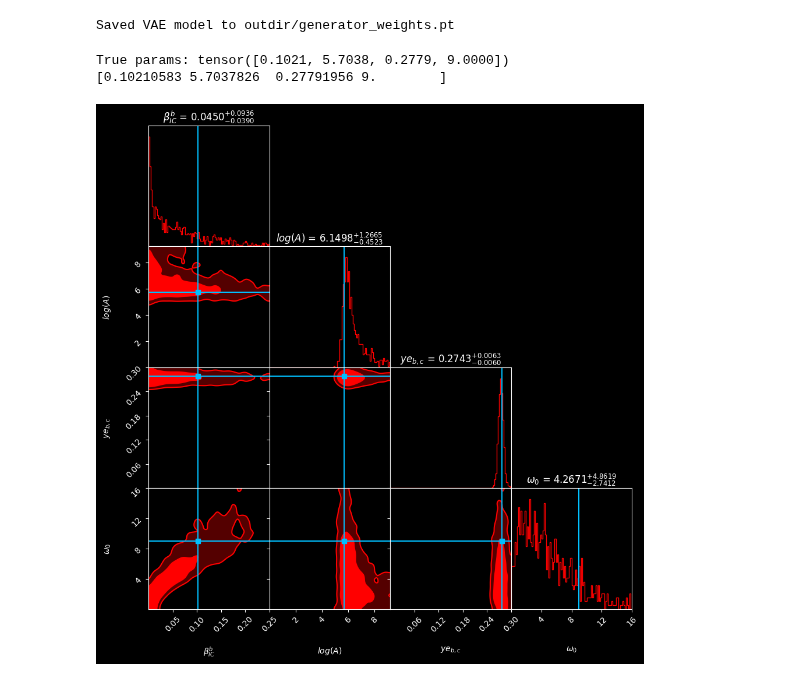
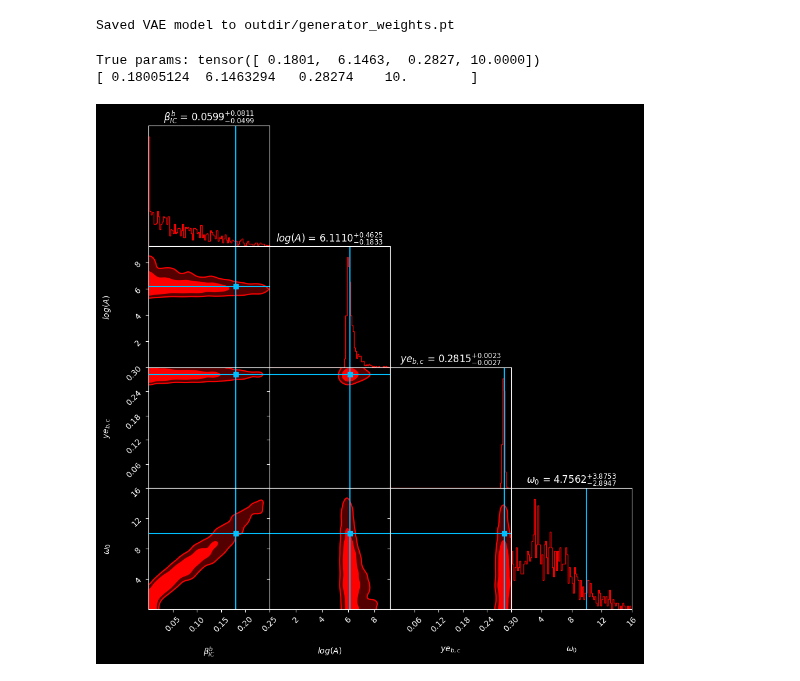
Before and after one commit to starccato/starccato-flow, a Jupyter notebook: train.ipynb, the cells around one changed output. Saved outputs shown, nothing was run; the diff lists cells and outputs as text; code cells hidden in the pictures.

```diff
--- a/train.ipynb
+++ b/train.ipynb
@@ -117,8 +122,8 @@ trainer.save_models()
 # %% [output]
 Saved VAE model to outdir/generator_weights.pt
 # %%
-trainer.plot_corner(index=110)
+trainer.plot_corner(index=100)
 # %% [output]
-True params: tensor([0.1021, 5.7038, 0.2779, 9.0000])
-[0.10210583 5.7037826  0.27791956 9.        ]
+True params: tensor([ 0.1801,  6.1463,  0.2827, 10.0000])
+[ 0.18005124  6.1463294   0.28274    10.        ]
-[figure, old version]
+[figure, new version]
```
Also changed, not shown: parts of 4 cells of this notebook, 2 other files.
